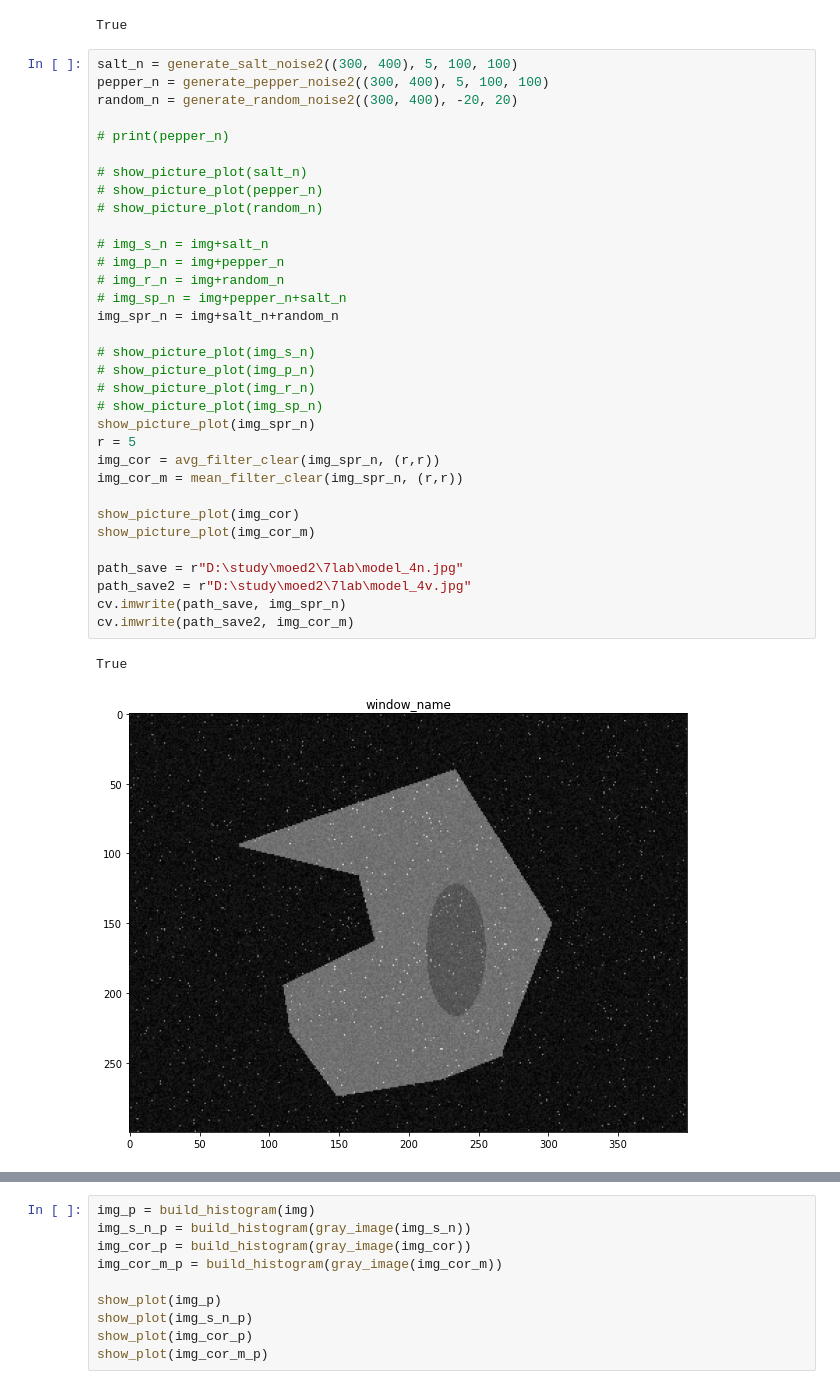
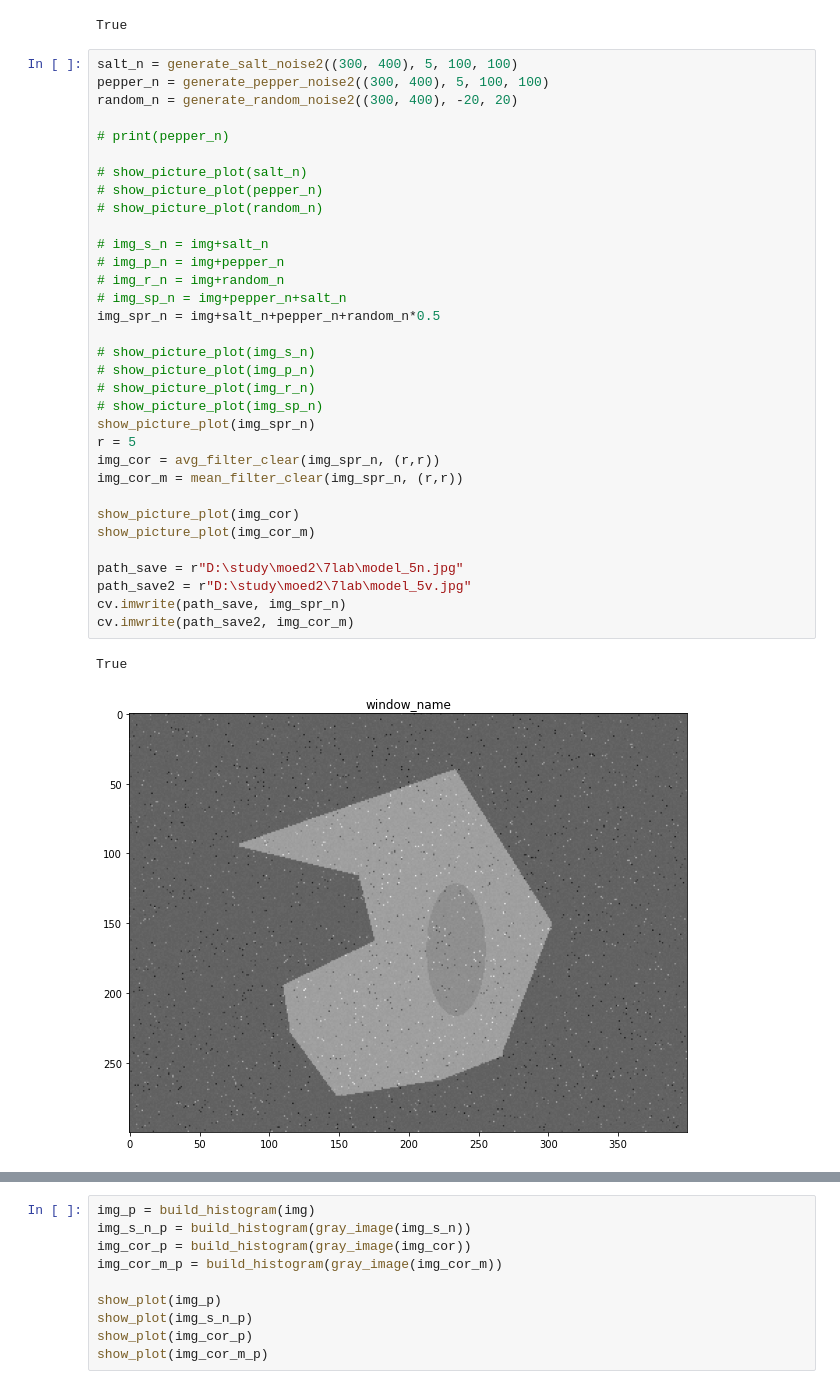
Before and after one commit to dolphinLesha/data_interpretation2, a Jupyter notebook: notebooks/task7.ipynb, the cells around one changed output, grey strips where cells are left out. Saved outputs shown, nothing was run; the diff lists cells and outputs as text.

```diff
--- a/notebooks/task7.ipynb
+++ b/notebooks/task7.ipynb
@@ -585,34 +585,34 @@ salt_n = generate_salt_noise2((300, 400), 5, 100, 100)
 pepper_n = generate_pepper_noise2((300, 400), 5, 100, 100)
 random_n = generate_random_noise2((300, 400), -20, 20)
 
 # print(pepper_n)
 
 # show_picture_plot(salt_n)
 # show_picture_plot(pepper_n)
 # show_picture_plot(random_n)
 
 # img_s_n = img+salt_n
 # img_p_n = img+pepper_n
 # img_r_n = img+random_n
 # img_sp_n = img+pepper_n+salt_n
-img_spr_n = img+salt_n+random_n
+img_spr_n = img+salt_n+pepper_n+random_n*0.5
 
 # show_picture_plot(img_s_n)
 # show_picture_plot(img_p_n)
 # show_picture_plot(img_r_n)
 # show_picture_plot(img_sp_n)
 show_picture_plot(img_spr_n)
 r = 5
 img_cor = avg_filter_clear(img_spr_n, (r,r))
 img_cor_m = mean_filter_clear(img_spr_n, (r,r))
 
 show_picture_plot(img_cor)
 show_picture_plot(img_cor_m)
 
-path_save = r"D:\study\moed2\7lab\model_4n.jpg"
-path_save2 = r"D:\study\moed2\7lab\model_4v.jpg"
+path_save = r"D:\study\moed2\7lab\model_5n.jpg"
+path_save2 = r"D:\study\moed2\7lab\model_5v.jpg"
 cv.imwrite(path_save, img_spr_n)
 cv.imwrite(path_save2, img_cor_m)
 # %% [output]
 True
-[figure, old version]
+[figure, new version]
```
Also changed, not shown: parts of 1 cell of this notebook, 1 other file.
